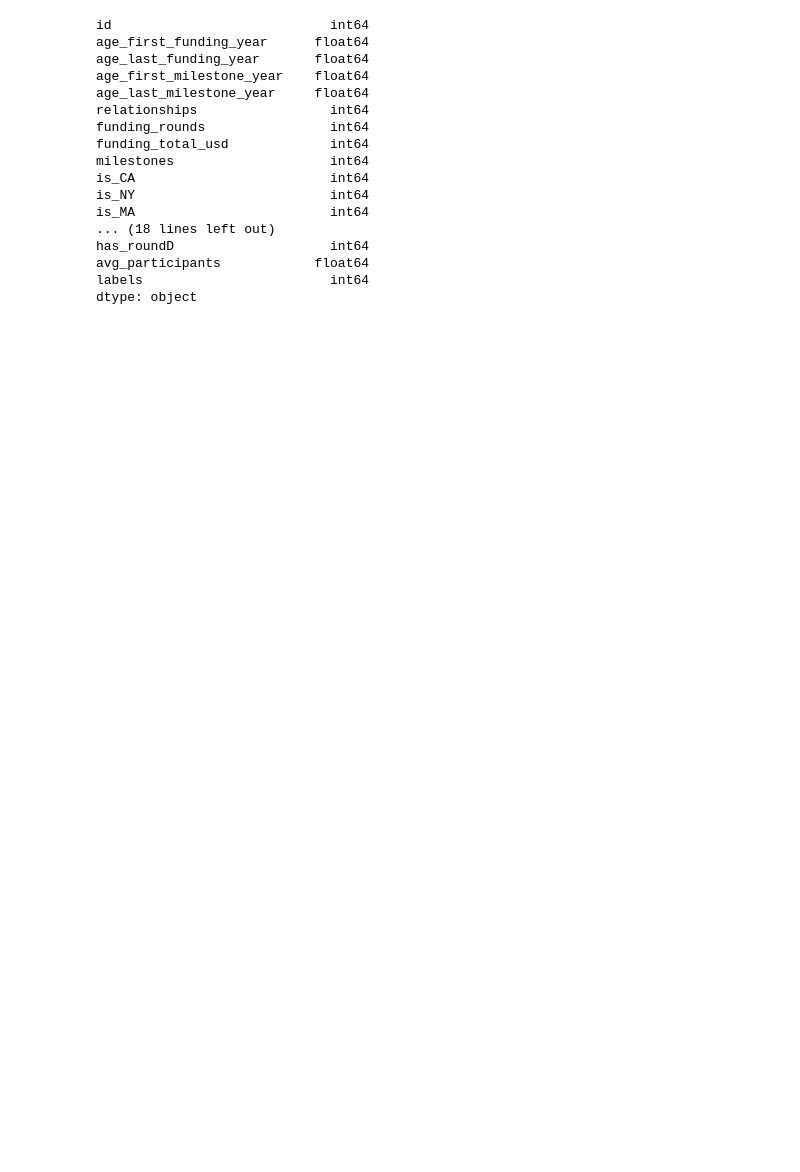
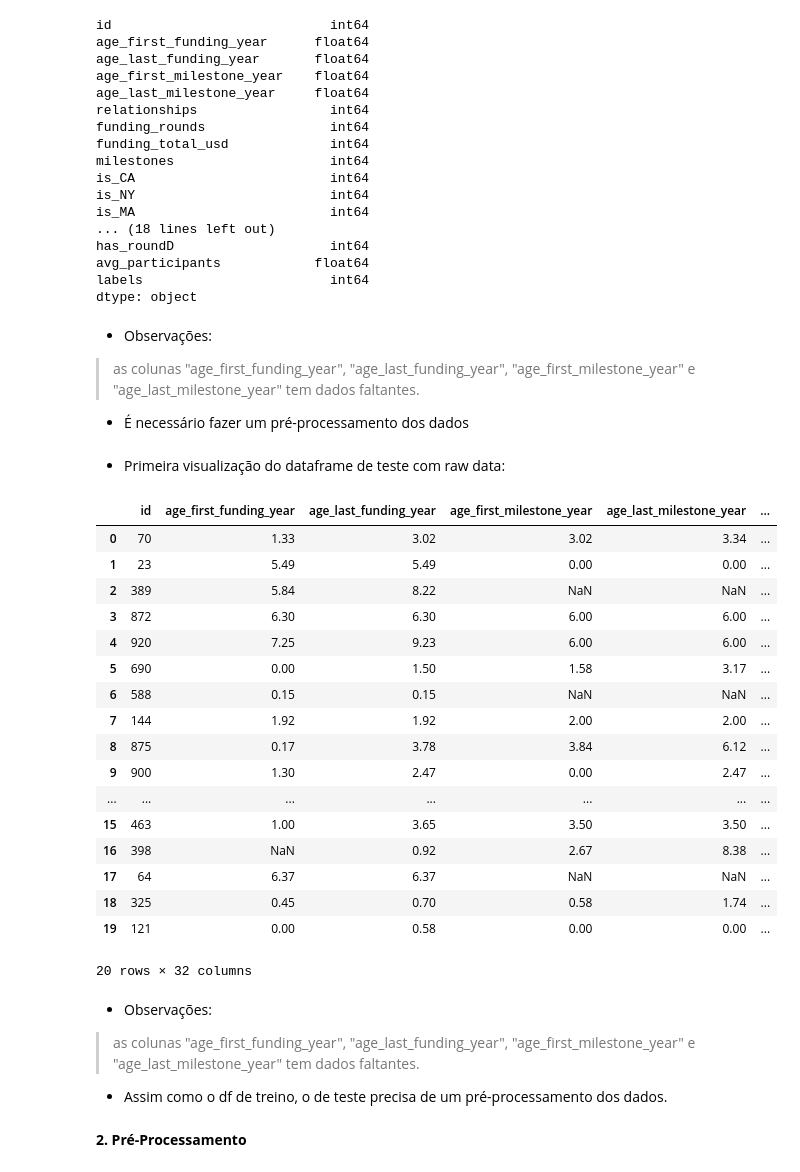
Before and after one commit to C-Icaro/Python-learning, a Jupyter notebook: Competição Modelos Preditivos - Kaggle/modelo.ipynb, the cells around one changed output. Cells and saved outputs as stored; diff of their text form; code cells hidden in the pictures; blank space fills up the shorter version.

```diff
--- a/Competição Modelos Preditivos - Kaggle/modelo.ipynb
+++ b/Competição Modelos Preditivos - Kaggle/modelo.ipynb
@@ -49,3 +58,41 @@ has_roundD                    int64
 avg_participants            float64
 labels                        int64
 dtype: object
+# %% [markdown]
+- Observações:
+
+>as colunas "age_first_funding_year", "age_last_funding_year", "age_first_milestone_year" e "age_last_milestone_year" tem dados faltantes.
+
+- É necessário fazer um pré-processamento dos dados
+# %% [markdown]
+- Primeira visualização do dataframe de teste com raw data:
+# %%
+df_test = pd.read_csv("./test.csv")
+df_test.head(20)
+# %% [output]
+|  | id | age_first_funding_year | age_last_funding_year | age_first_milestone_year | age_last_milestone_year | ... |
+| 0 | 70 | 1.33 | 3.02 | 3.02 | 3.34 | ... |
+| 1 | 23 | 5.49 | 5.49 | 0.00 | 0.00 | ... |
+| 2 | 389 | 5.84 | 8.22 | NaN | NaN | ... |
+| 3 | 872 | 6.30 | 6.30 | 6.00 | 6.00 | ... |
+| 4 | 920 | 7.25 | 9.23 | 6.00 | 6.00 | ... |
+| 5 | 690 | 0.00 | 1.50 | 1.58 | 3.17 | ... |
+| 6 | 588 | 0.15 | 0.15 | NaN | NaN | ... |
+| 7 | 144 | 1.92 | 1.92 | 2.00 | 2.00 | ... |
+| 8 | 875 | 0.17 | 3.78 | 3.84 | 6.12 | ... |
+| 9 | 900 | 1.30 | 2.47 | 0.00 | 2.47 | ... |
+| ... | ... | ... | ... | ... | ... | ... |
+| 15 | 463 | 1.00 | 3.65 | 3.50 | 3.50 | ... |
+| 16 | 398 | NaN | 0.92 | 2.67 | 8.38 | ... |
+| 17 | 64 | 6.37 | 6.37 | NaN | NaN | ... |
+| 18 | 325 | 0.45 | 0.70 | 0.58 | 1.74 | ... |
+| 19 | 121 | 0.00 | 0.58 | 0.00 | 0.00 | ... |
+20 rows × 32 columns
+# %% [markdown]
+- Observações:
+
+>as colunas "age_first_funding_year", "age_last_funding_year", "age_first_milestone_year" e "age_last_milestone_year" tem dados faltantes.
+
+- Assim como o df de treino, o de teste precisa de um pré-processamento dos dados.
+# %% [markdown]
+**2. Pré-Processamento**
```
Also changed, not shown: parts of 20 cells of this notebook, 4 other files.
